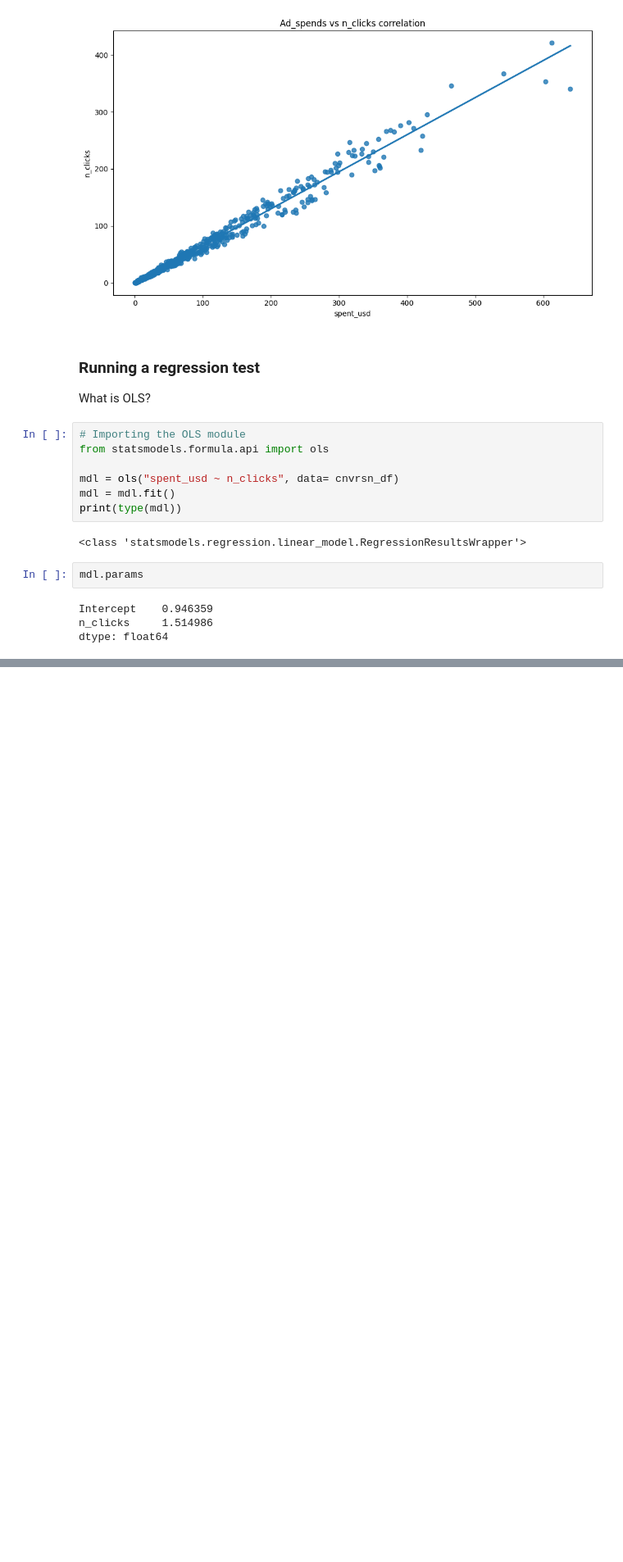
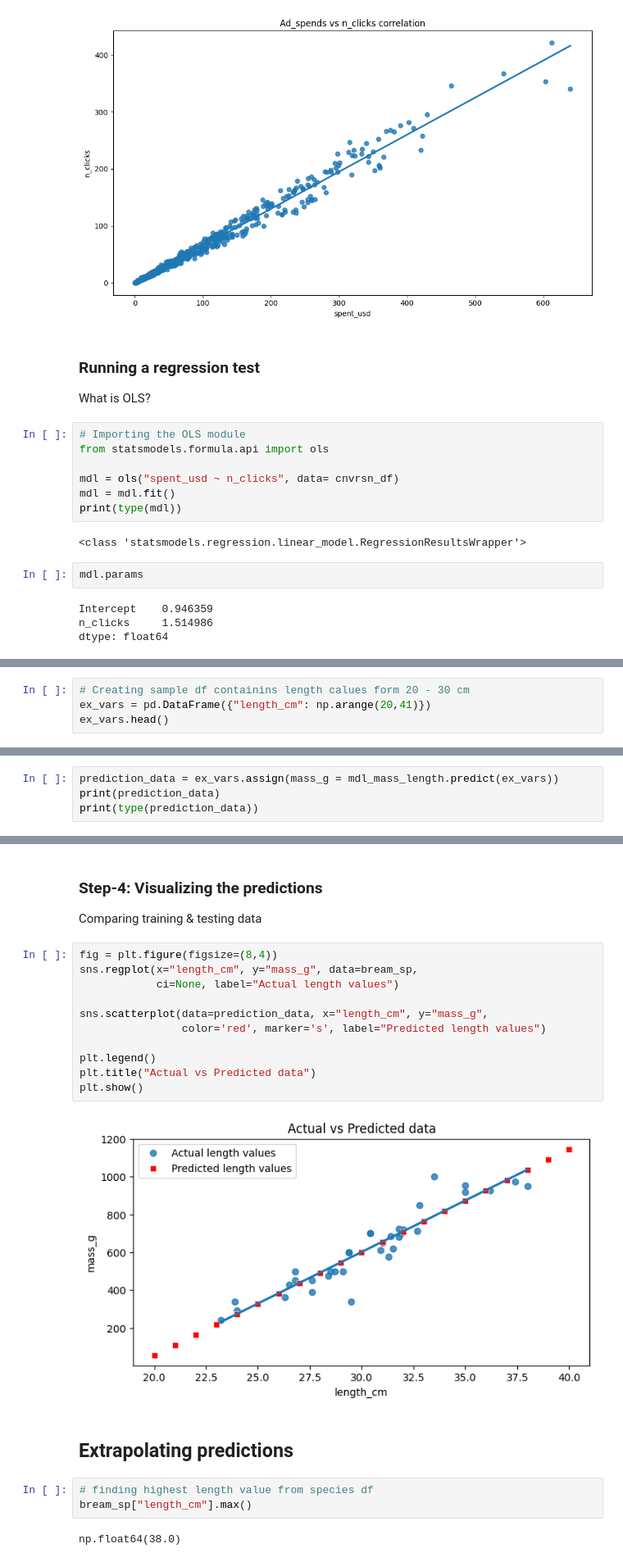
Before and after one commit to abhijeet-bhambere/python-ml-trail, a Jupyter notebook: regression-basics.ipynb, the cells around one changed output, grey strips where cells are left out. Shown at 82% size. Cells and saved outputs as stored; diff of their text form; blank space fills up the shorter version.

```diff
--- a/regression-basics.ipynb
+++ b/regression-basics.ipynb
@@ -90,0 +217,4 @@ plt.show()
+# %%
+# Creating sample df containins length calues form 20 - 30 cm
+ex_vars = pd.DataFrame({"length_cm": np.arange(20,41)})
+ex_vars.head()
@@ -90,0 +260,4 @@ plt.show()
+# %%
+prediction_data = ex_vars.assign(mass_g = mdl_mass_length.predict(ex_vars))
+print(prediction_data)
+print(type(prediction_data))
@@ -90,0 +282,23 @@ plt.show()
+# %% [markdown]
+### Step-4: Visualizing the predictions
+Comparing training & testing data
+# %%
+fig = plt.figure(figsize=(8,4))
+sns.regplot(x="length_cm", y="mass_g", data=bream_sp,
+            ci=None, label="Actual length values")
+
+sns.scatterplot(data=prediction_data, x="length_cm", y="mass_g",
+                color='red', marker='s', label="Predicted length values")
+
+plt.legend()
+plt.title("Actual vs Predicted data")
+plt.show()
+# %% [output]
+[figure, added]
+# %% [markdown]
+## Extrapolating predictions
+# %%
+# finding highest length value from species df
+bream_sp["length_cm"].max()
+# %% [output]
+np.float64(38.0)
```
Also changed, not shown: parts of 43 cells of this notebook.
